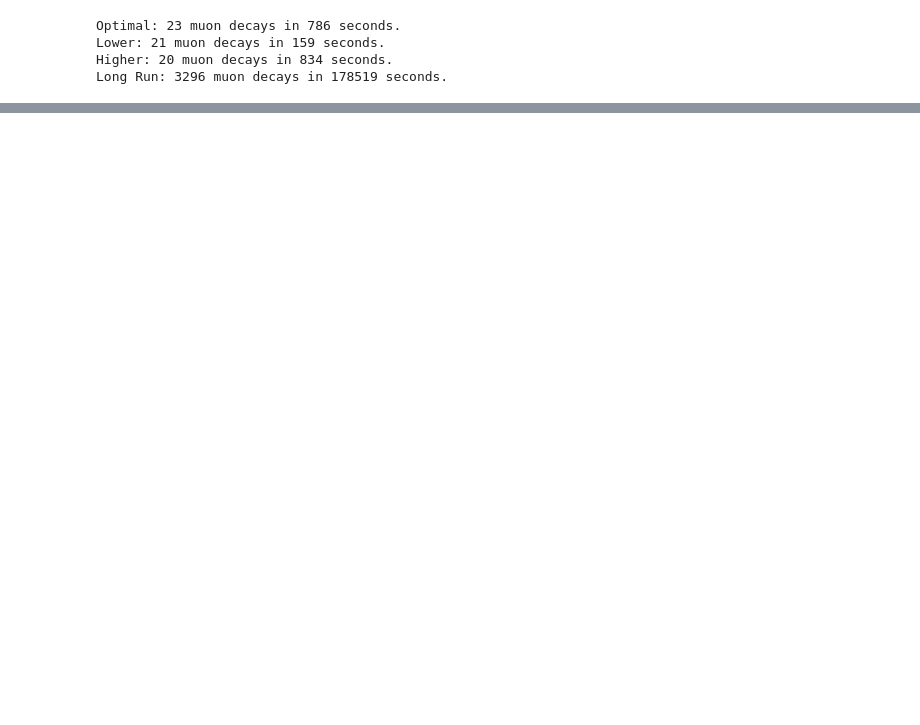
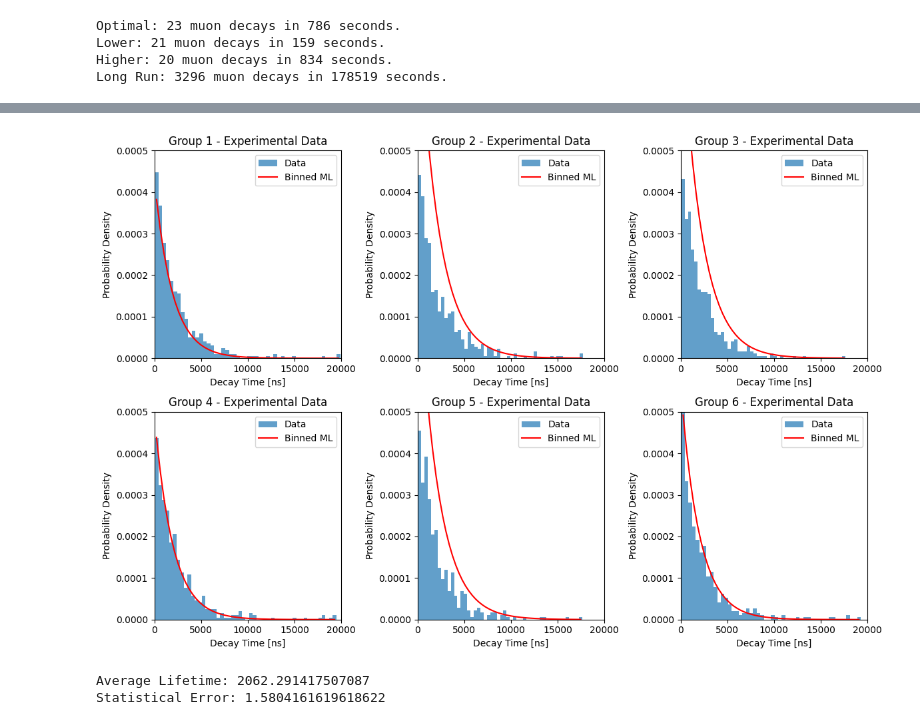
Before and after one commit to jwdesroches/phys_5318, a Jupyter notebook: experiment_4/data_processing.ipynb, the cells around one changed output, grey strips where cells are left out. Drawn from its saved outputs; the diff is of its cells as text; code cells hidden in the pictures; blank space fills up the shorter version.

```diff
--- a/experiment_4/data_processing.ipynb
+++ b/experiment_4/data_processing.ipynb
@@ -199,0 +205,63 @@ plot_decay_times_histogram(long_df)
+# %%
+# Function for exponential decay
+def exponential_decay(x, mu, sigma):
+    return np.exp(-x / sigma - mu / sigma)
+
+# Define function to calculate log likelihood
+def log_likelihood(params, bin_centers, hist):
+    mu, sigma = params
+    model = exponential_decay(bin_centers, mu, sigma)
+    log_likelihood = np.sum(hist * np.log(model) - model)
+    return -log_likelihood
+
+# Divide data into groups of 500 points
+group_size = 500
+num_groups = len(decays) // group_size
+
+average_lifetimes = []
+fig, axs = plt.subplots(2, 3, figsize=(12, 8))
+axs = axs.flatten()
+
+for i in range(num_groups):
+    group_data = decays[i * group_size: (i + 1) * group_size]
+    hist, bins = np.histogram(group_data, bins=50, density=True)
+    bin_centers = (bins[:-1] + bins[1:]) / 2
+    bin_width = bins[1] - bins[0]
+
+    # Binned Maximum Likelihood fit
+    initial_params = [np.mean(group_data), 12000]
+    result = minimize(log_likelihood, initial_params, args=(bin_centers, hist))
+    bml_params = result.x
+
+    # Calculate covariance matrix
+    hessian = result.hess_inv
+    bml_covariance = hessian / (len(group_data) * bin_width)
+
+    # Extract decay time and error
+    decay_time = bml_params[1]
+    decay_error = np.sqrt(bml_covariance[1, 1])
+
+    average_lifetimes.append((decay_time, decay_error))
+
+    # Plotting
+    axs[i].hist(group_data, bins=bins, density=True, label='Data', alpha=0.7)
+    axs[i].plot(bin_centers, exponential_decay(bin_centers, *bml_params), color='r', label="Binned ML")
+    axs[i].set_xlabel('Decay Time [ns]')
+    axs[i].set_ylabel('Probability Density')
+    axs[i].set_title(f'Group {i+1} - Experimental Data')
+    axs[i].set_xlim(0,20000)
+    axs[i].set_ylim(0,0.0005)
+    axs[i].legend()
+
+    print(f"Group {i+1}:")
+    print("Decay Time:", decay_time)
+    print("Decay Time Error:", decay_error)
+
+plt.tight_layout()
+plt.show()
+
+average_lifetime = np.mean([lifetime[0] for lifetime in average_lifetimes])
+average_lifetime_error = np.sqrt(np.sum([lifetime[1] ** 2 for lifetime in average_lifetimes])) / num_groups
+print("Average Lifetime:", average_lifetime)
+print("Statistical Error:", average_lifetime_error)
+# %% [output]
@@ -199,0 +286,3 @@ plot_decay_times_histogram(long_df)
+[figure, added]
+Average Lifetime: 2062.291417507087
+Statistical Error: 1.5804161619618622
```
Also changed, not shown: parts of 7 cells of this notebook.
